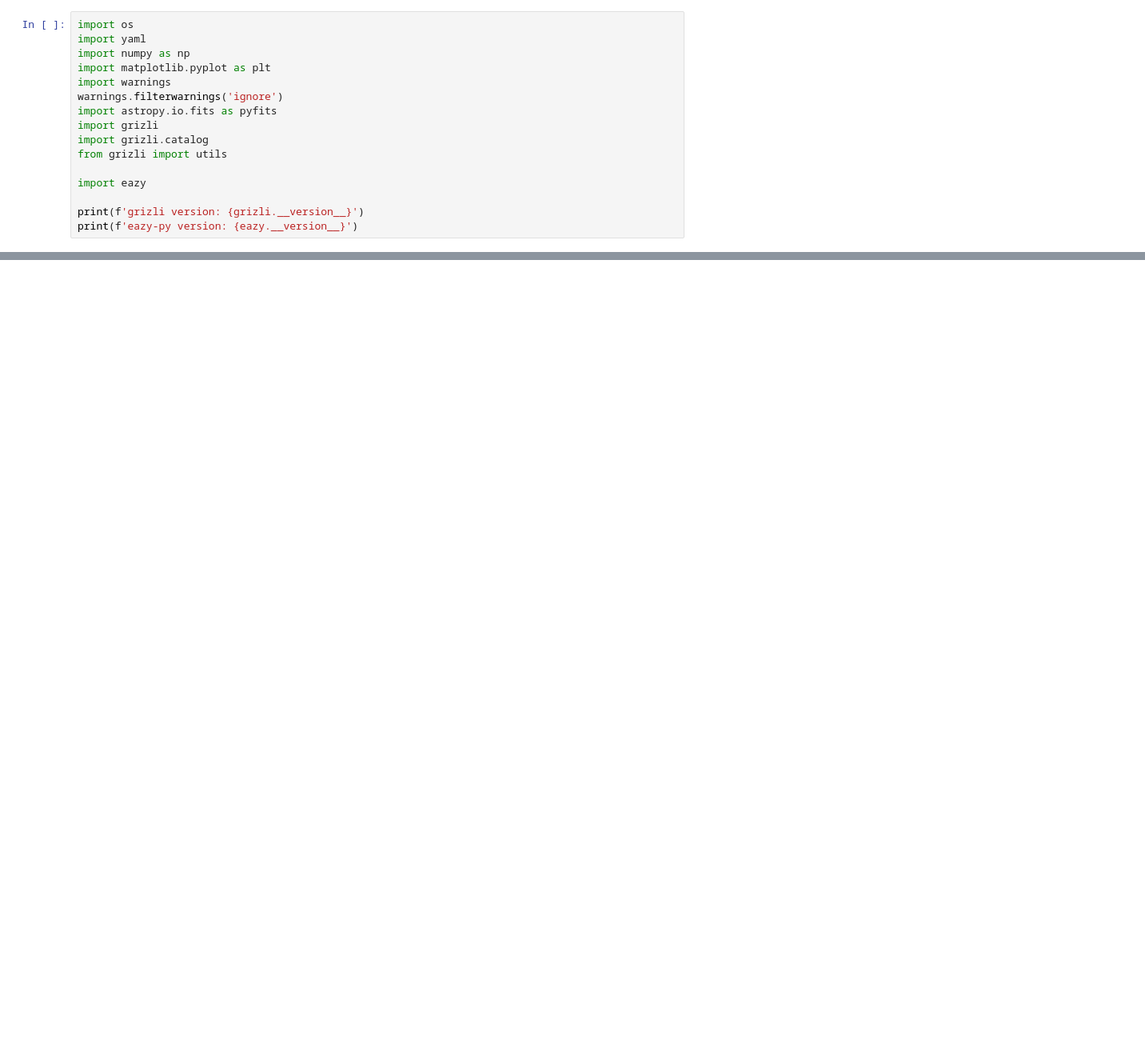
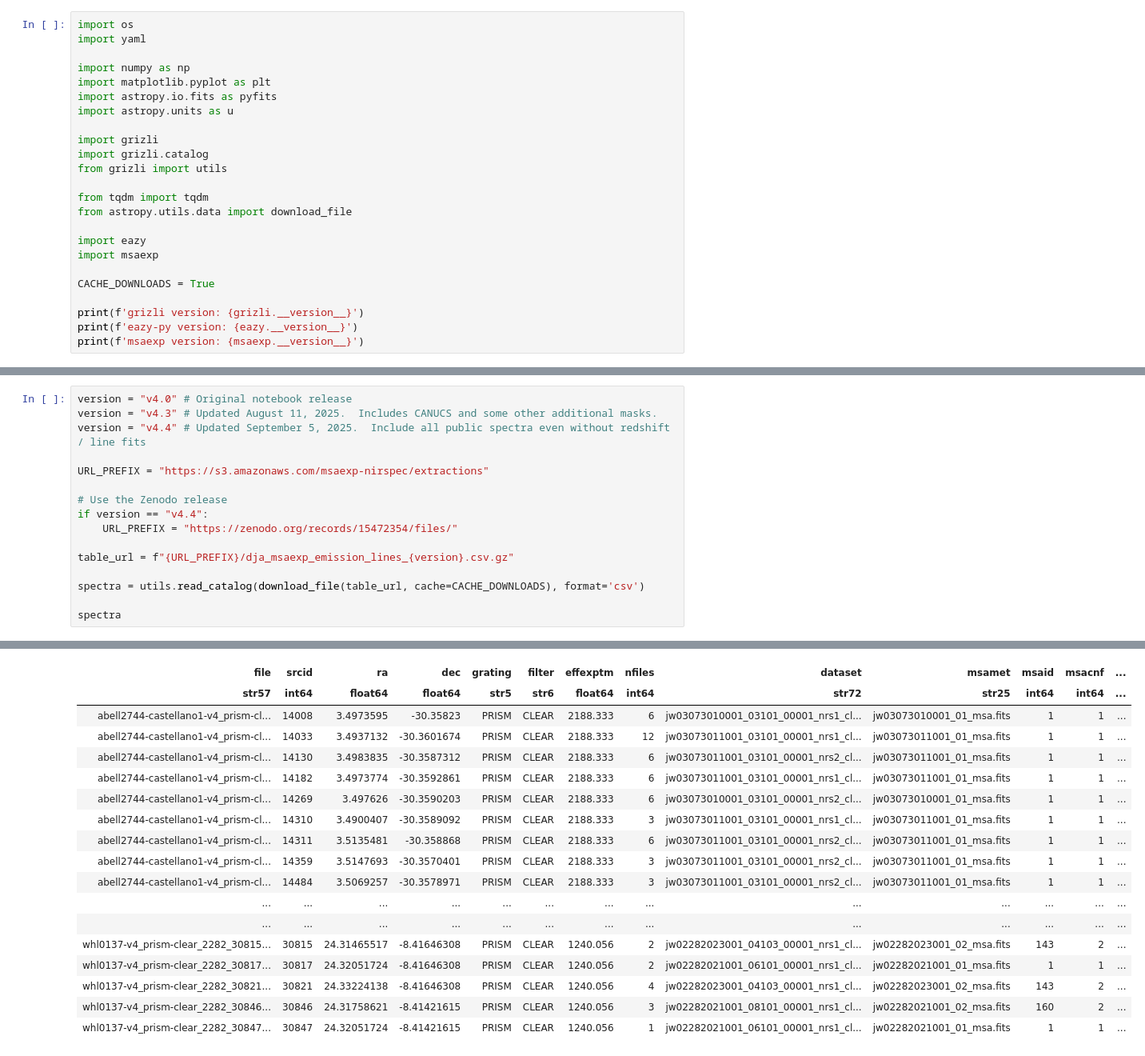
Before and after one commit to sfremy/my-eazy-jwst, a Jupyter notebook: scripts/z_visualization.ipynb, the cells around one changed output, grey strips where cells are left out. Shown at 80% size. Drawn from its saved outputs; the diff is of its cells as text; blank space fills up the shorter version.

```diff
--- a/scripts/z_visualization.ipynb
+++ b/scripts/z_visualization.ipynb
@@ -86,17 +86,25 @@ plot_zphot_zspec('../outputs/OUTPUT_HDF-N/photz.zout', save_as='zphot_zspec.png'
 # %%
 import os
 import yaml
+
 import numpy as np
 import matplotlib.pyplot as plt
-import warnings
-warnings.filterwarnings('ignore')
 import astropy.io.fits as pyfits
+import astropy.units as u
+
 import grizli
 import grizli.catalog
 from grizli import utils
 
+from tqdm import tqdm
+from astropy.utils.data import download_file
+
 import eazy
+import msaexp
+
+CACHE_DOWNLOADS = True
 
 print(f'grizli version: {grizli.__version__}')
 print(f'eazy-py version: {eazy.__version__}')
+print(f'msaexp version: {msaexp.__version__}')
 # %% [output]
@@ -104,0 +116,17 @@ eazy-py version: 0.8.5
+# %%
+version = "v4.0" # Original notebook release
+version = "v4.3" # Updated August 11, 2025.  Includes CANUCS and some other additional masks.
+version = "v4.4" # Updated September 5, 2025.  Include all public spectra even without redshift / line fits
+
+URL_PREFIX = "https://s3.amazonaws.com/msaexp-nirspec/extractions"
+
+# Use the Zenodo release
+if version == "v4.4":
+    URL_PREFIX = "https://zenodo.org/records/15472354/files/"
+
+table_url = f"{URL_PREFIX}/dja_msaexp_emission_lines_{version}.csv.gz"
+
+spectra = utils.read_catalog(download_file(table_url, cache=CACHE_DOWNLOADS), format='csv')
+
+spectra
+# %% [output]
@@ -105,3 +134,21 @@ eazy-py version: 0.8.5
+| file | srcid | ra | dec | grating | filter | effexptm | nfiles | dataset | msamet | msaid | msacnf | ... |
+| str57 | int64 | float64 | float64 | str5 | str6 | float64 | int64 | str72 | str25 | int64 | int64 | ... |
+| abell2744-castellano1-v4_prism-cl... | 14008 | 3.4973595 | -30.35823 | PRISM | CLEAR | 2188.333 | 6 | jw03073010001_03101_00001_nrs1_cl... | jw03073010001_01_msa.fits | 1 | 1 | ... |
+| abell2744-castellano1-v4_prism-cl... | 14033 | 3.4937132 | -30.3601674 | PRISM | CLEAR | 2188.333 | 12 | jw03073011001_03101_00001_nrs1_cl... | jw03073011001_01_msa.fits | 1 | 1 | ... |
+| abell2744-castellano1-v4_prism-cl... | 14130 | 3.4983835 | -30.3587312 | PRISM | CLEAR | 2188.333 | 6 | jw03073011001_03101_00001_nrs2_cl... | jw03073011001_01_msa.fits | 1 | 1 | ... |
+| abell2744-castellano1-v4_prism-cl... | 14182 | 3.4973774 | -30.3592861 | PRISM | CLEAR | 2188.333 | 6 | jw03073011001_03101_00001_nrs1_cl... | jw03073011001_01_msa.fits | 1 | 1 | ... |
+| abell2744-castellano1-v4_prism-cl... | 14269 | 3.497626 | -30.3590203 | PRISM | CLEAR | 2188.333 | 6 | jw03073010001_03101_00001_nrs2_cl... | jw03073010001_01_msa.fits | 1 | 1 | ... |
+| abell2744-castellano1-v4_prism-cl... | 14310 | 3.4900407 | -30.3589092 | PRISM | CLEAR | 2188.333 | 3 | jw03073011001_03101_00001_nrs1_cl... | jw03073011001_01_msa.fits | 1 | 1 | ... |
+| abell2744-castellano1-v4_prism-cl... | 14311 | 3.5135481 | -30.358868 | PRISM | CLEAR | 2188.333 | 6 | jw03073011001_03101_00001_nrs2_cl... | jw03073011001_01_msa.fits | 1 | 1 | ... |
+| abell2744-castellano1-v4_prism-cl... | 14359 | 3.5147693 | -30.3570401 | PRISM | CLEAR | 2188.333 | 3 | jw03073011001_03101_00001_nrs2_cl... | jw03073011001_01_msa.fits | 1 | 1 | ... |
+| abell2744-castellano1-v4_prism-cl... | 14484 | 3.5069257 | -30.3578971 | PRISM | CLEAR | 2188.333 | 3 | jw03073011001_03101_00001_nrs2_cl... | jw03073011001_01_msa.fits | 1 | 1 | ... |
+| ... | ... | ... | ... | ... | ... | ... | ... | ... | ... | ... | ... | ... |
+| ... | ... | ... | ... | ... | ... | ... | ... | ... | ... | ... | ... | ... |
+| whl0137-v4_prism-clear_2282_30815... | 30815 | 24.31465517 | -8.41646308 | PRISM | CLEAR | 1240.056 | 2 | jw02282023001_04103_00001_nrs1_cl... | jw02282023001_02_msa.fits | 143 | 2 | ... |
+| whl0137-v4_prism-clear_2282_30817... | 30817 | 24.32051724 | -8.41646308 | PRISM | CLEAR | 1240.056 | 2 | jw02282021001_06101_00001_nrs1_cl... | jw02282021001_01_msa.fits | 1 | 1 | ... |
+| whl0137-v4_prism-clear_2282_30821... | 30821 | 24.33224138 | -8.41646308 | PRISM | CLEAR | 1240.056 | 4 | jw02282023001_04103_00001_nrs1_cl... | jw02282023001_02_msa.fits | 143 | 2 | ... |
+| whl0137-v4_prism-clear_2282_30846... | 30846 | 24.31758621 | -8.41421615 | PRISM | CLEAR | 1240.056 | 3 | jw02282021001_08101_00001_nrs1_cl... | jw02282021001_02_msa.fits | 160 | 2 | ... |
+| whl0137-v4_prism-clear_2282_30847... | 30847 | 24.32051724 | -8.41421615 | PRISM | CLEAR | 1240.056 | 1 | jw02282021001_06101_00001_nrs1_cl... | jw02282021001_01_msa.fits | 1 | 1 | ... |
 # %%
 # --- Load photometric catalog ---
 
```
Also changed, not shown: parts of 7 cells of this notebook, 3 other files.
